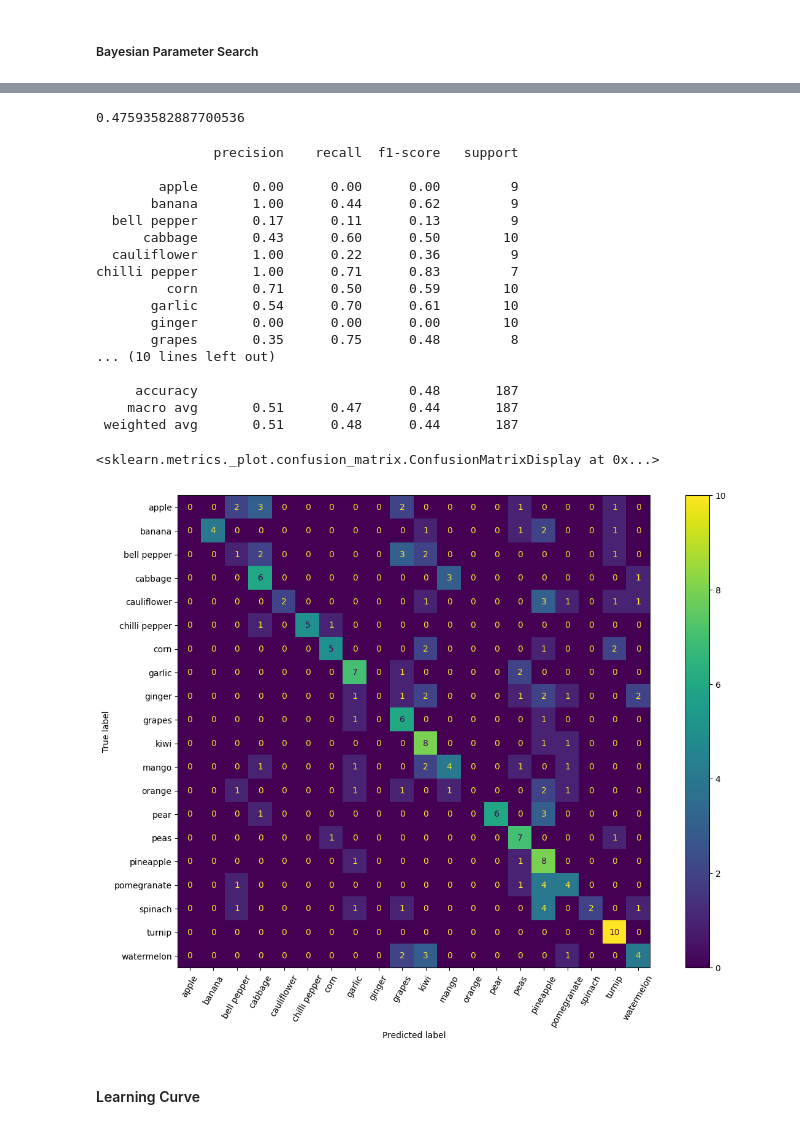
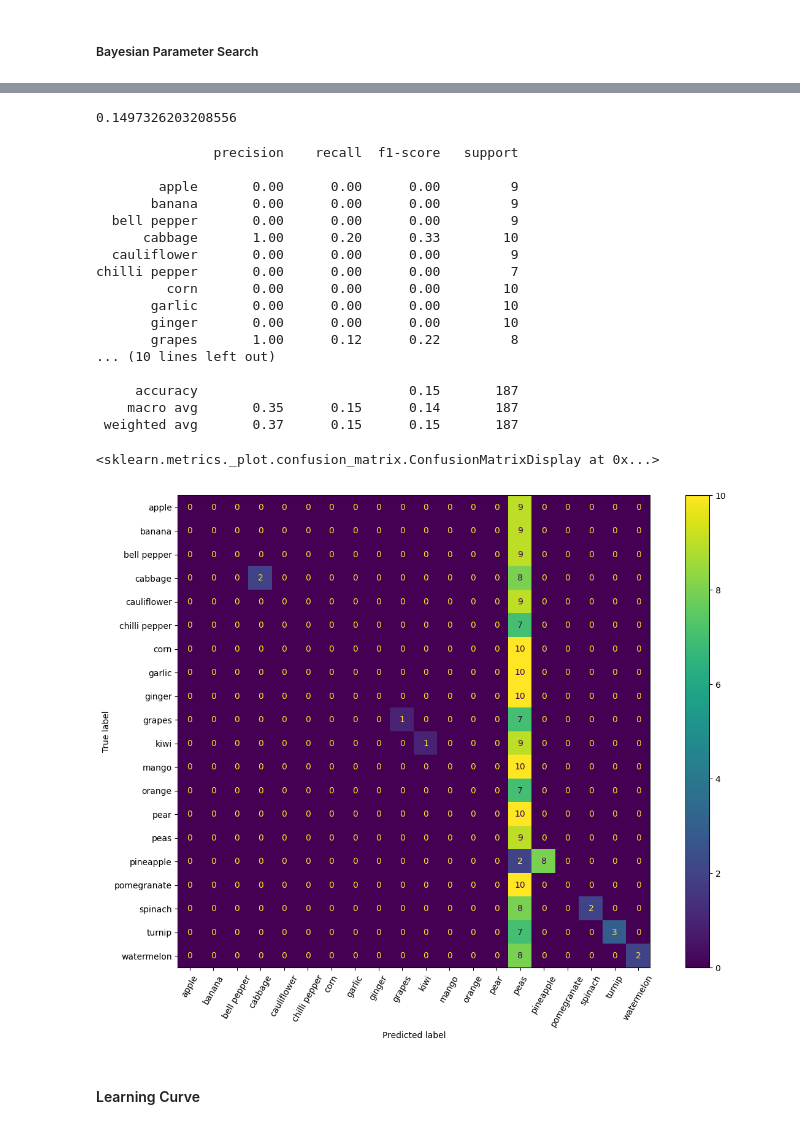
Before and after one commit to vrvenkatesh/w281-summer-2023-project-computer-vision, a Jupyter notebook: logistic_regression_Laplacian_features.ipynb, the cells around one changed output, grey strips where cells are left out. Saved outputs shown, nothing was run; the diff lists cells and outputs as text; code cells hidden in the pictures.

```diff
--- a/logistic_regression_Laplacian_features.ipynb
+++ b/logistic_regression_Laplacian_features.ipynb
@@ -139,13 +139,13 @@ train_hue_features.csv        train_sobel_x_features.csv
 train_laplacian_features.csv  train_sobel_y_features.csv
 train_luminance_features.csv
 # %%
-train_hue = pd.read_csv(modeling_datasets+'train/train_hue_features.csv')
-validation_hue = pd.read_csv(modeling_datasets+'validation/validation_hue_features.csv')
-test_hue = pd.read_csv(modeling_datasets+'test/test_hue_features.csv')
+train_laplacian = pd.read_csv(modeling_datasets+'train/train_laplacian_features.csv')
+validation_laplacian = pd.read_csv(modeling_datasets+'validation/validation_laplacian_features.csv')
+test_laplacian = pd.read_csv(modeling_datasets+'test/test_laplacian_features.csv')
 
-train_hue = train_hue.drop('Unnamed: 0', axis=1)
-validation_hue = validation_hue.drop('Unnamed: 0', axis=1)
-test_hue = test_hue.drop('Unnamed: 0', axis=1)
+train_laplacian = train_laplacian.drop('Unnamed: 0', axis=1)
+validation_laplacian = validation_laplacian.drop('Unnamed: 0', axis=1)
+test_laplacian = test_laplacian.drop('Unnamed: 0', axis=1)
 
 # full_train = pd.concat([train_hue, validation_hue], axis=0)
 # full_train = full_train.reset_index().drop(['Unnamed: 0', 'index'], axis=1)
@@ -287,44 +289,44 @@ print("Best: {}".format(best))
 # %%
-params = {'C': 2.35920464457673,
+params = {'C': 0.9053196523626011,
           'fit_intercept': True,
-          'max_iter': 596,
-          'solver': 'lbfgs',
-          'tol': 3.1488465609992565e-05,
+          'max_iter': 17,
+          'solver': 'newton-cg',
+          'tol': 1.1315810453611185e-05,
           'warm_start': False}
 
-hog_model = LogisticRegression(**params, n_jobs=-1)
-hog_model.fit(full_train.iloc[:,0:-1], full_train['label'])
+laplacian_model = LogisticRegression(**params, n_jobs=-1)
+laplacian_model.fit(train_laplacian.iloc[:,0:-1], train_laplacian['label'])
 
-y_pred = hog_model.predict(test_hog.iloc[:,0:-1])
+y_pred = laplacian_model.predict(test_laplacian.iloc[:,0:-1])
 # %%
-accuracy_score(test_hog['label'], y_pred)
+accuracy_score(test_laplacian['label'], y_pred)
 # %% [output]
-0.47593582887700536
+0.1497326203208556
 # %%
-print(classification_report(test_hog['label'], y_pred))
+print(classification_report(test_laplacian['label'], y_pred))
 # %% [output]
                precision    recall  f1-score   support
 
         apple       0.00      0.00      0.00         9
-       banana       1.00      0.44      0.62         9
-  bell pepper       0.17      0.11      0.13         9
-      cabbage       0.43      0.60      0.50        10
-  cauliflower       1.00      0.22      0.36         9
-chilli pepper       1.00      0.71      0.83         7
-         corn       0.71      0.50      0.59        10
-       garlic       0.54      0.70      0.61        10
+       banana       0.00      0.00      0.00         9
+  bell pepper       0.00      0.00      0.00         9
+      cabbage       1.00      0.20      0.33        10
+  cauliflower       0.00      0.00      0.00         9
+chilli pepper       0.00      0.00      0.00         7
+         corn       0.00      0.00      0.00        10
+       garlic       0.00      0.00      0.00        10
        ginger       0.00      0.00      0.00        10
-       grapes       0.35      0.75      0.48         8
+       grapes       1.00      0.12      0.22         8
 ... (10 lines left out)
 
-     accuracy                           0.48       187
-    macro avg       0.51      0.47      0.44       187
- weighted avg       0.51      0.48      0.44       187
+     accuracy                           0.15       187
+    macro avg       0.35      0.15      0.14       187
+ weighted avg       0.37      0.15      0.15       187
 # %%
 fig, ax = plt.subplots(figsize=(15,10))
-ConfusionMatrixDisplay.from_predictions(test_hog['label'], y_pred, xticks_rotation=60, ax=ax)
+ConfusionMatrixDisplay.from_predictions(test_laplacian['label'], y_pred, xticks_rotation=60, ax=ax)
 # %% [output]
 <sklearn.metrics._plot.confusion_matrix.ConfusionMatrixDisplay at 0x...>
-[figure, old version]
+[figure, new version]
 # %% [markdown]
 #### Learning Curve
```
Also changed, not shown: parts of 4 cells of this notebook.
